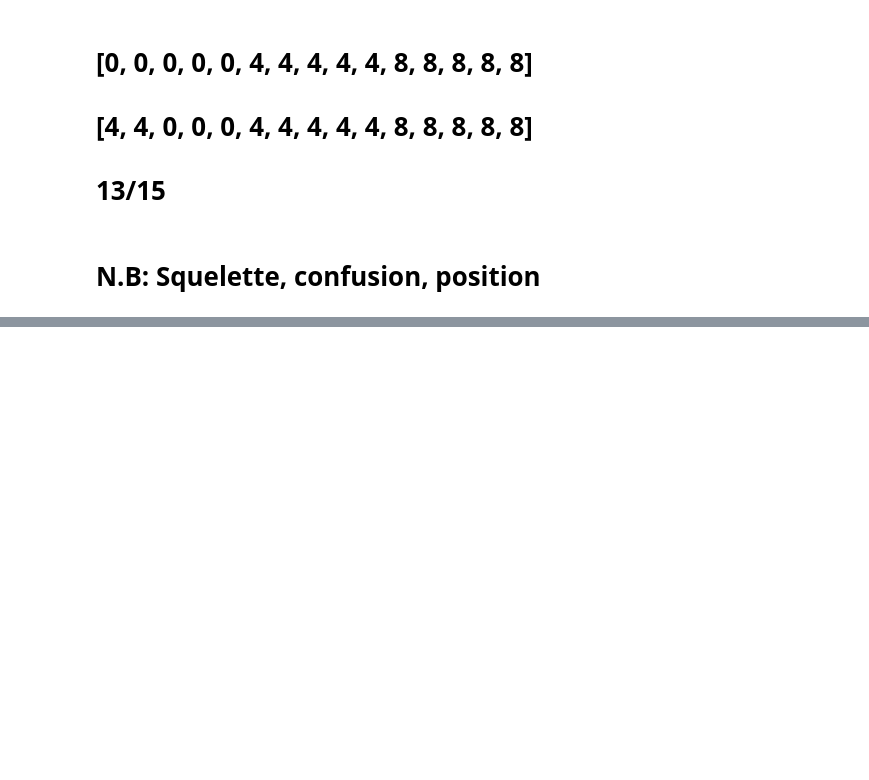
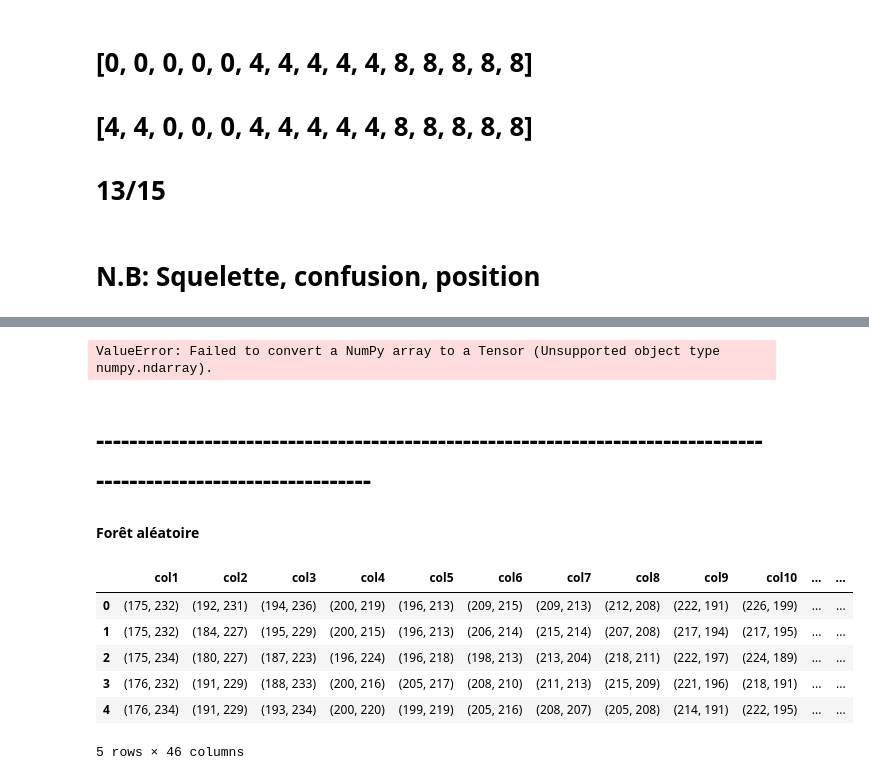
Before and after one commit to qijiaqi/TennisAction, a Jupyter notebook: TennisAction.ipynb, the cells around one changed output, grey strips where cells are left out. Drawn from its saved outputs; the diff is of its cells as text; code cells hidden in the pictures; blank space fills up the shorter version.

```diff
--- a/TennisAction.ipynb
+++ b/TennisAction.ipynb
@@ -441,0 +561,42 @@ print(prediction)
+# %%
+# Entraînement et la prédiction
+
+import tensorflow as tf
+
+model1.compile(
+    #optimizer = 'RMSprop', loss = 'categorical_crossentropy', metrics = ['acc']
+    loss = tf.keras.losses.SparseCategoricalCrossentropy(from_logits=False), # 'sparse_categorical_crossentropy',
+    optimizer = tf.keras.optimizers.Adam(learning_rate=0.001), # 'Adam',
+    metrics=['accuracy']
+)
+
+history1 = model1.fit(
+    X1, y1,
+    epochs = 50,
+    # batch_size = 32 # données transmises pour une session
+)
+
+prediction1 = model1.predict(X1_test)
+print (prediction1)
+# %% [output]
+ValueError: Failed to convert a NumPy array to a Tensor (Unsupported object type numpy.ndarray).
+# %% [markdown]
+# -----------------------------------------------------------------------------------------------------------------
+# %% [markdown]
+**Forêt aléatoire**
+# %%
+# lecture des données
+
+import pandas as pd
+
+df = pd.read_csv("F:/Tennis/trajectoire/pos.csv")
+# print(df.info)
+df.head()
+# %% [output]
+|  | col1 | col2 | col3 | col4 | col5 | col6 | col7 | col8 | col9 | col10 | ... | ... |
+| 0 | (175, 232) | (192, 231) | (194, 236) | (200, 219) | (196, 213) | (209, 215) | (209, 213) | (212, 208) | (222, 191) | (226, 199) | ... | ... |
+| 1 | (175, 232) | (184, 227) | (195, 229) | (200, 215) | (196, 213) | (206, 214) | (215, 214) | (207, 208) | (217, 194) | (217, 195) | ... | ... |
+| 2 | (175, 234) | (180, 227) | (187, 223) | (196, 224) | (196, 218) | (198, 213) | (213, 204) | (218, 211) | (222, 197) | (224, 189) | ... | ... |
+| 3 | (176, 232) | (191, 229) | (188, 233) | (200, 216) | (205, 217) | (208, 210) | (211, 213) | (215, 209) | (221, 196) | (218, 191) | ... | ... |
+| 4 | (176, 234) | (191, 229) | (193, 234) | (200, 220) | (199, 219) | (205, 216) | (208, 207) | (205, 208) | (214, 191) | (222, 195) | ... | ... |
+5 rows × 46 columns
```
Also changed, not shown: parts of 23 cells of this notebook.
